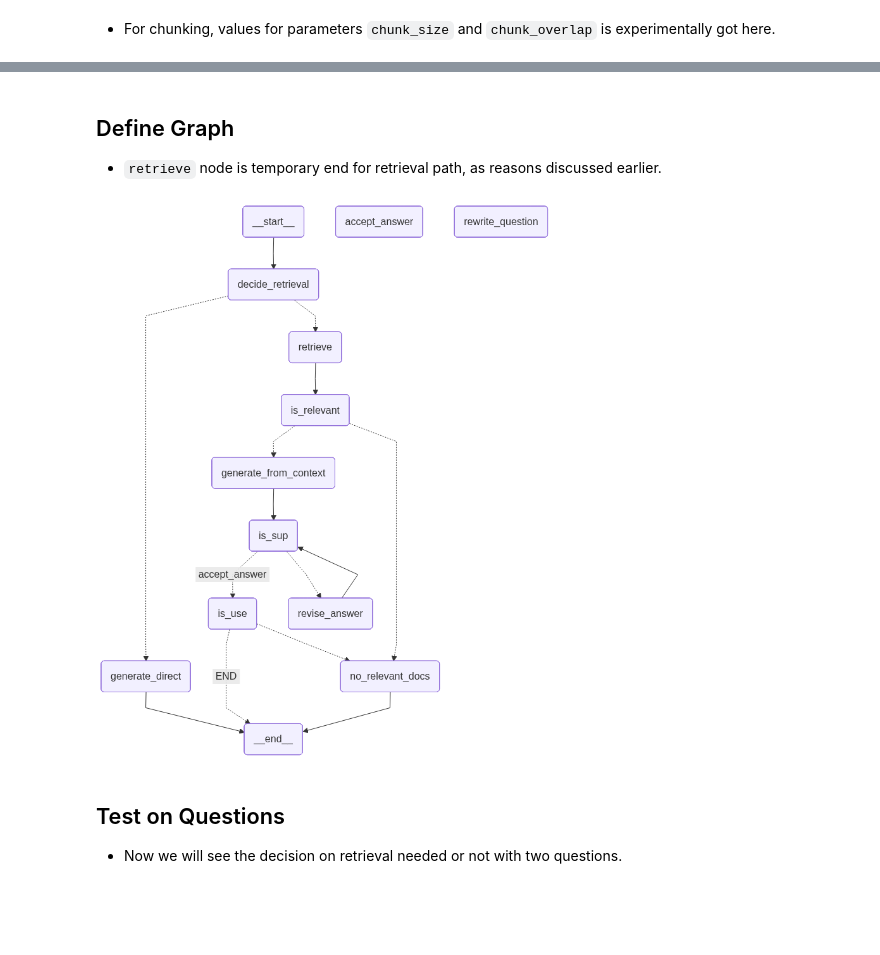
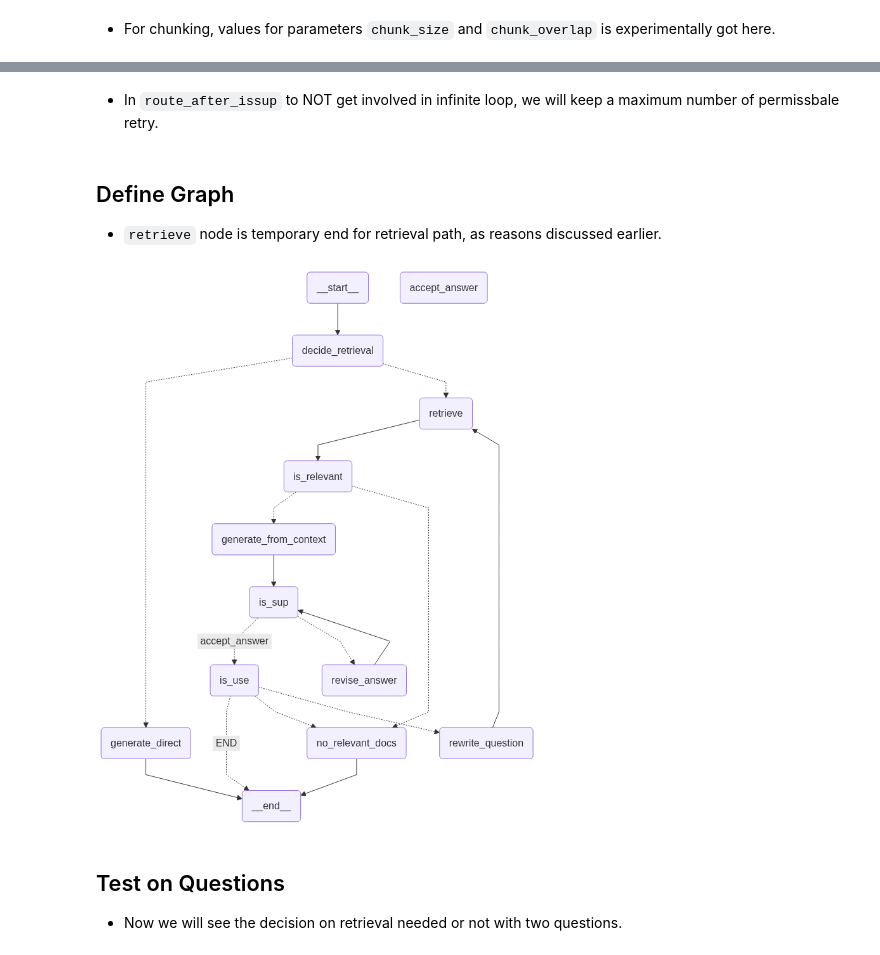
Before and after one commit to Koyel1234/ai-ml-learning-journey, a Jupyter notebook: genai_and_agenticai/advanced_rag/self_rag/07_retry_on_not_useful_answer.ipynb, the cells around one changed output, grey strips where cells are left out. Drawn from its saved outputs; the diff is of its cells as text; code cells hidden in the pictures; blank space fills up the shorter version.

Commit message:
get understanding of self-rag and added observations, more details and fixes in scripts and  README will be added in next revisit

```diff
--- a/genai_and_agenticai/advanced_rag/self_rag/07_retry_on_not_useful_answer.ipynb
+++ b/genai_and_agenticai/advanced_rag/self_rag/07_retry_on_not_useful_answer.ipynb
@@ -161,15 +189,9 @@ def retrieve(state: State):
 # %%
-class RelevanceDecision(BaseModel):
-    is_relevant: bool = Field(
-        ...,
-        description = "true if the documment helps answer the question, else False."
-    )
-
 is_relevant_prompt = ChatPromptTemplate.from_messages(
     [
         (
             "system",
-            "You ar a judging document relavance.\n"
+            "You are a judging document relavance.\n"
             "Return the JSON that matches this schema:\n"
             "{{'is_relevant': boolean}}\n\n"
             "A document is relevant if it contains information useful for answering the question."
@@ -180,25 +202,3 @@ is_relevant_prompt = ChatPromptTemplate.from_messages(
         )
     ]
 )
-
-relevance_llm = llm.with_structured_output(RelevanceDecision)
-
-
-
-
-def is_relevant(state: State):
-
-    relevant_docs: List[Document] = []
-
-    for doc in state["docs"]:
-        decision: RelevanceDecision = relevance_llm.invoke(
-            is_relevant_prompt.format_messages(
-                question = state["question"],
-                document = doc.page_content
-            )
-        )
-
-        if decision.is_relevant:
-            relevant_docs.append(doc)
-
-    return {"relevant_docs": relevant_docs}
@@ -440,6 +516,8 @@ def route_after_relevance(state: State) -> Literal["generate_from_context", "no_
     if state.get("relevant_docs") and len(state["relevant_docs"])>0:
         return "generate_from_context"
     return "no_relevant_docs"
+# %% [markdown]
+- In `route_after_issup` to NOT get involved in infinite loop, we will keep a maximum number of permissbale retry.
 # %%
 MAX_RETRIES = 10
 
@@ -455,10 +533,14 @@ def route_after_issup(state: State) -> Literal["accept_answer", "revise_answer"]
     # otherwise revise again
     return "revise_answer"
 # %%
-def route_after_isuse(state: State) -> Literal["END", "no_relevant_docs"]:
+MAX_REWRITE_TRIES = 3  # tune (2–4 is usually fine)
+
+def route_after_isuse(state: State) -> Literal["END", "rewrite_question", "no_relevant_docs"]:
     if state.get("isuse") == "useful":
         return "END"
-    return "no_relevant_docs"
+    if state.get("rewrite_tries", 0) >= MAX_REWRITE_TRIES:
+        return "no_relevant_docs"
+    return "rewrite_question"
 # %% [markdown]
 ## Define Graph
 -  `retrieve` node is temporary end for retrieval path, as reasons discussed earlier.
@@ -499,7 +581,10 @@ g.add_edge("retrieve", "is_relevant")
 g.add_conditional_edges(
     "is_relevant",
     route_after_relevance,
-    {"generate_from_context": "generate_from_context", "no_relevant_docs": "no_relevant_docs"},
+    {
+        "generate_from_context": "generate_from_context",
+        "no_relevant_docs": "no_relevant_docs"
+    },
 )
 
 # If no answer found, end
@@ -508,34 +593,36 @@ g.add_edge("no_relevant_docs", END)
 # Verify → (accept | revise) → verify loop
 # --------------------
 g.add_edge("generate_from_context", "is_sup")
 
 g.add_conditional_edges(
     "is_sup",
     route_after_issup,  # fully_supported goes to IsUSE
     {
         "accept_answer": "is_use",
         "revise_answer": "revise_answer"
     },
 )
 
 g.add_edge("revise_answer", "is_sup")  # 🔁 loop back to verify
 
 # IsUSE routing
 # --------------------
 g.add_conditional_edges(
     "is_use",
     route_after_isuse,
     {
         "END": END,
+        "rewrite_question": "rewrite_question",
         "no_relevant_docs": "no_relevant_docs",
     },
 )
 
+g.add_edge("rewrite_question", "retrieve")
 
 app = g.compile()
 app
 # %% [output]
-[figure, old version]
+[figure, new version]
 # %% [markdown]
 ## Test on Questions
 - Now we will see the decision on retrieval needed or not with two questions.
```
Also changed, not shown: parts of 76 cells of this notebook, 6 other files.
